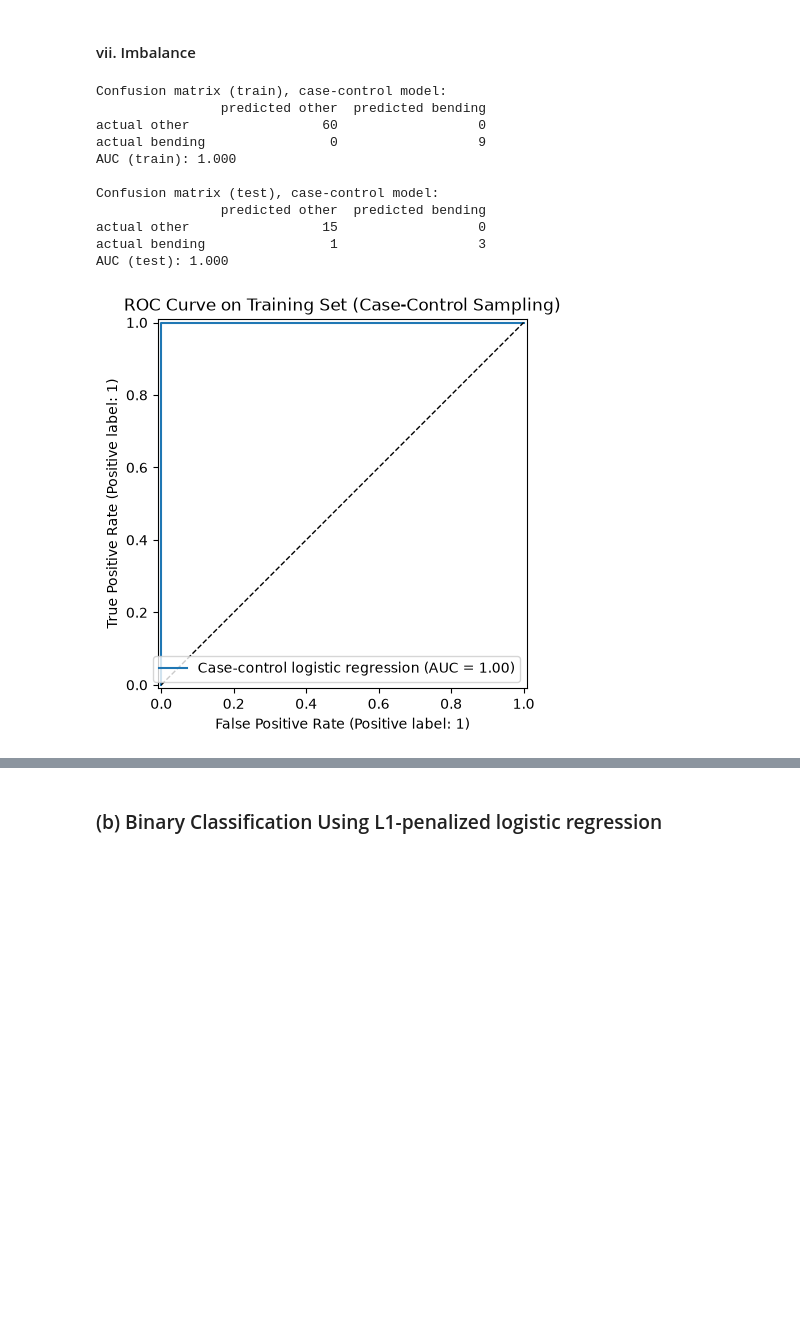
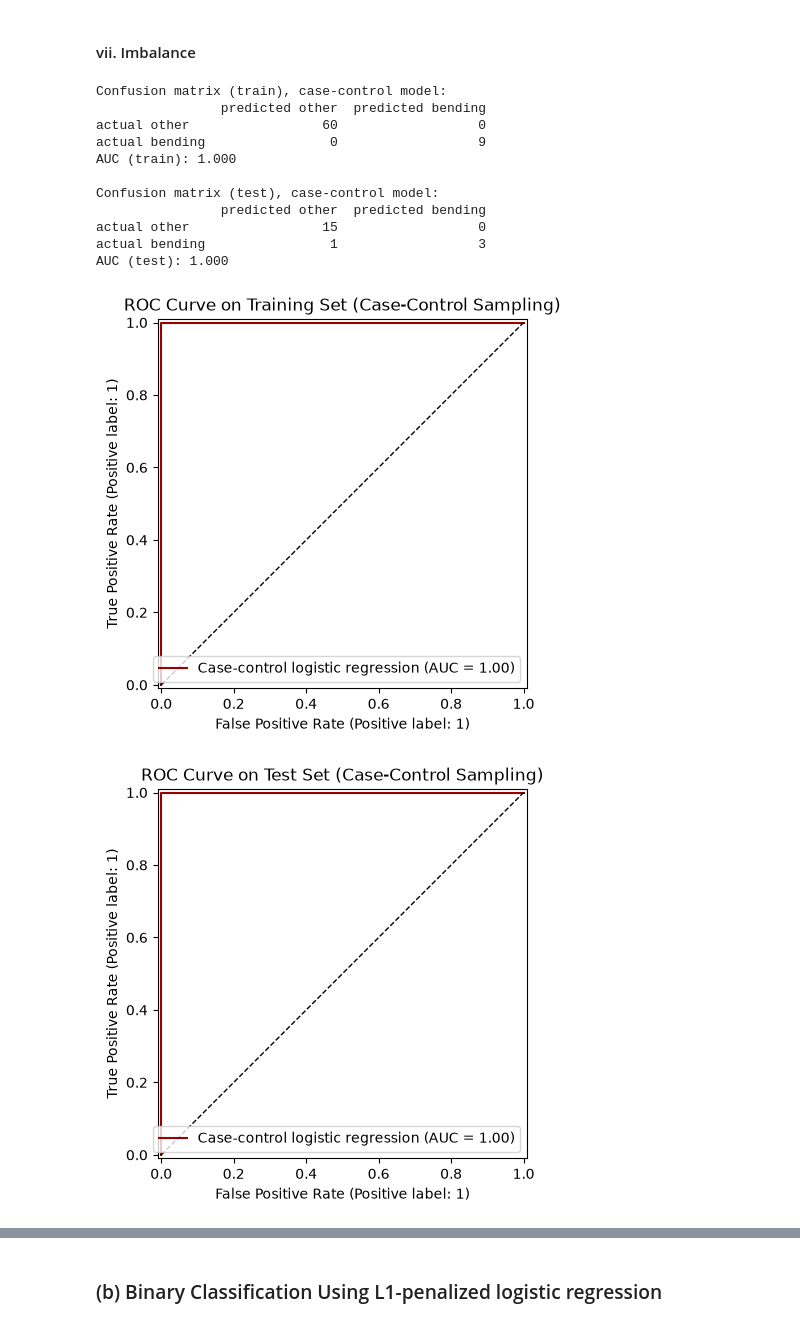
Before and after one commit to islastevenschneider/DSCI552_HW4, a Jupyter notebook: Steven-Schneider_Isla_HW4.ipynb, the cells around one changed output, grey strips where cells are left out. Drawn from its saved outputs; the diff is of its cells as text; code cells hidden in the pictures; blank space fills up the shorter version.

```diff
--- a/Steven-Schneider_Isla_HW4.ipynb
+++ b/Steven-Schneider_Isla_HW4.ipynb
@@ -155,5 +159,18 @@ plot_df2["class"] = train_df2["is_bending"].map({1: "1 (bending)", 0: "0 (other)
 sns.pairplot(plot_df2, hue="class", palette=colors, diag_kind="hist", height=1.1)
 plt.suptitle("Bending vs Other Activities: Mean, Std, Max of Series 1, 2, 6, Each Series Split in Half (Train)", y=1.02)
 plt.show()
+
+fig, axes = plt.subplots(3, 3, figsize=(10, 10))
+pairs = [(f, s) for s in plot_series for f in chosen]
+for ax, (f, s) in zip(axes.flat, pairs):
+    a, b = train_df2[f"{f}{s}_1"], train_df2[f"{f}{s}_2"]
+    ax.scatter(a, b, c=train_df2["is_bending"].map({1: "#990000", 0: "#FFC72C"}))
+    lim = [min(a.min(), b.min()), max(a.max(), b.max())]
+    ax.plot(lim, lim, "k--", lw=1)
+    ax.set_xlabel(f"{f}{s} first half")
+    ax.set_ylabel(f"{f}{s} second half")
+plt.suptitle("First Half vs Second Half of Each Feature (Train)", y=1.0)
+plt.tight_layout()
+plt.show()
 # %% [output]
 [figure]
@@ -167,7 +185,6 @@ skf = StratifiedKFold(n_splits=5, shuffle=True, random_state=1019)
 logreg = LogisticRegression(C=1e6, max_iter=200)
 
 rows = []
-feature_rankings = {}
 for l in range(1, 21):
     df_l = features_table(train_set, n_pieces=l)
     X = df_l.drop(columns=meta).values
@@ -182,7 +199,6 @@ for l in range(1, 21):
             keep = rfe.ranking_ <= p
             logreg.fit(X_tr[:, keep], y[tr])
             fold_acc[f, p - 1] = logreg.score(X_va[:, keep], y[va])
-    feature_rankings[l] = rfe.ranking_
     for p in range(1, n_feat + 1):
         rows.append({"l": l, "p": p, "cv_accuracy": fold_acc[:, p - 1].mean()})
     print(f"l = {l:2d}: {n_feat} features, best CV accuracy {fold_acc.mean(axis=0).max():.3f}")
@@ -322,36 +338,38 @@ other_idx = rng.choice(np.where(y_train == 0)[0], size=len(bend_idx), replace=Fa
 cc_idx = np.concatenate([bend_idx, other_idx])
 
 case_control_model = LogisticRegression(C=1e6, max_iter=200).fit(Xb[cc_idx], y_train[cc_idx])
 
 pi1 = y_train.mean()
 pi1_cc = y_train[cc_idx].mean()
 case_control_model.intercept_ += np.log(pi1 / (1 - pi1)) - np.log(pi1_cc / (1 - pi1_cc))
 
 for name, X_, y_ in [("train", Xb, y_train), ("test", X_test_s, y_test)]:
     pred = case_control_model.predict(X_)
     prob = case_control_model.predict_proba(X_)[:, 1]
     cm_cc = pd.DataFrame(confusion_matrix(y_, pred),
                          index=["actual other", "actual bending"],
                          columns=["predicted other", "predicted bending"])
     print(f"Confusion matrix ({name}), case-control model:")
     print(cm_cc)
     print(f"AUC ({name}): {roc_auc_score(y_, prob):.3f}\n")
 
-RocCurveDisplay.from_predictions(y_train, case_control_model.predict_proba(Xb)[:, 1], name="Case-control logistic regression")
-plt.plot([0, 1], [0, 1], "k--", lw=1)
-plt.title("ROC Curve on Training Set (Case-Control Sampling)")
-plt.show()
+for name, X_, y_ in [("Training", Xb, y_train), ("Test", X_test_s, y_test)]:
+    RocCurveDisplay.from_predictions(y_, case_control_model.predict_proba(X_)[:, 1], name="Case-control logistic regression", curve_kwargs={"color": "#990000"})
+    plt.plot([0, 1], [0, 1], "k--", lw=1)
+    plt.title(f"ROC Curve on {name} Set (Case-Control Sampling)")
+    plt.show()
 # %% [output]
 Confusion matrix (train), case-control model:
                 predicted other  predicted bending
 actual other                 60                  0
 actual bending                0                  9
 AUC (train): 1.000
 
 Confusion matrix (test), case-control model:
                 predicted other  predicted bending
 actual other                 15                  0
 actual bending                1                  3
 AUC (test): 1.000
-[figure, old version]
+[figure, new version]
+[figure, added]
 # %% [markdown]
```
Also changed, not shown: parts of 15 cells of this notebook.
